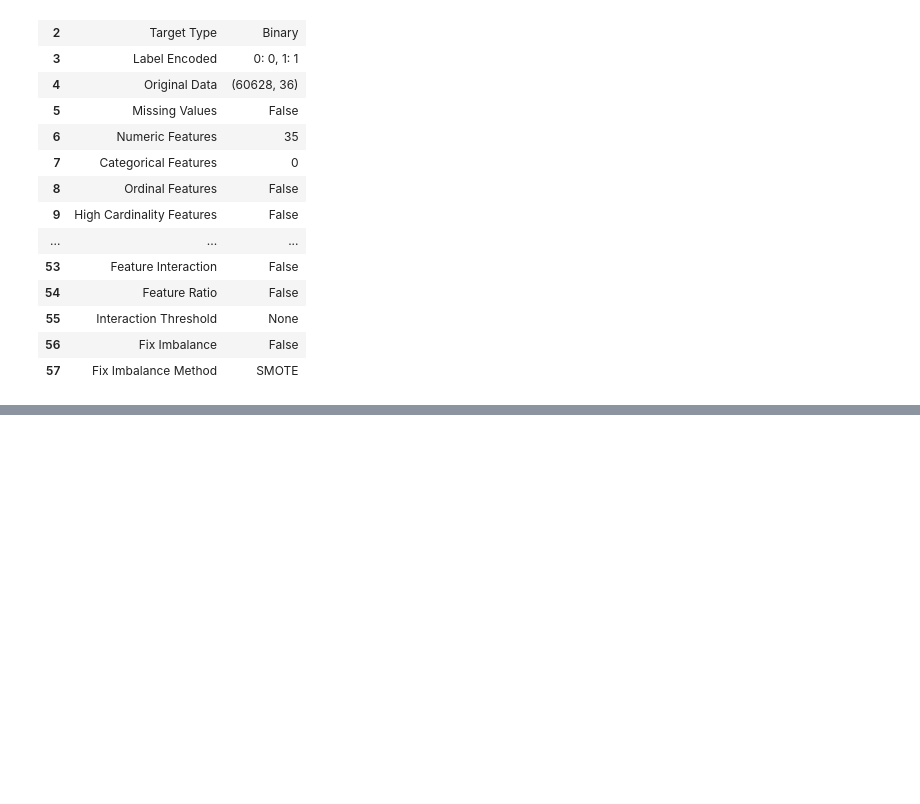
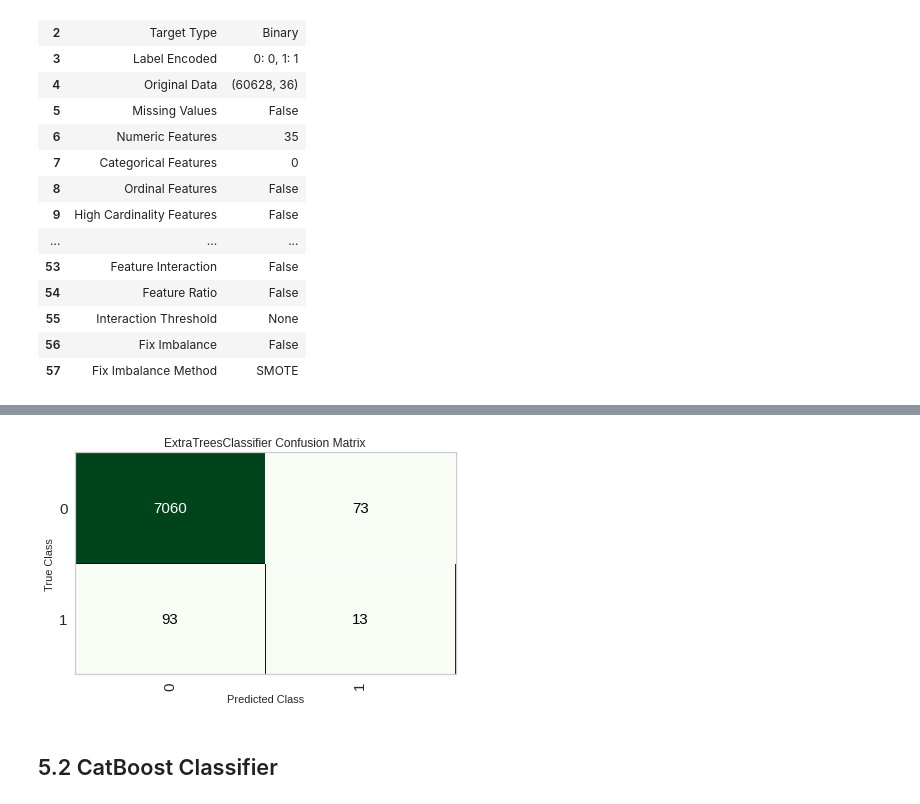
Before and after one commit to Camicb/practice, a Jupyter notebook: Travel_Insurance_Claim_Prediction.ipynb, the cells around one changed output, grey strips where cells are left out. Saved outputs shown, nothing was run; the diff lists cells and outputs as text; code cells hidden in the pictures; blank space fills up the shorter version.

```diff
--- a/Travel_Insurance_Claim_Prediction.ipynb
+++ b/Travel_Insurance_Claim_Prediction.ipynb
@@ -343,0 +353,6 @@ catboost=create_model('catboost')
+# %%
+plot_model(et, plot='confusion_matrix')
+# %% [output]
+[figure, added]
+# %% [markdown]
+## 5.2 CatBoost Classifier
```
Also changed, not shown: parts of 21 cells of this notebook.
